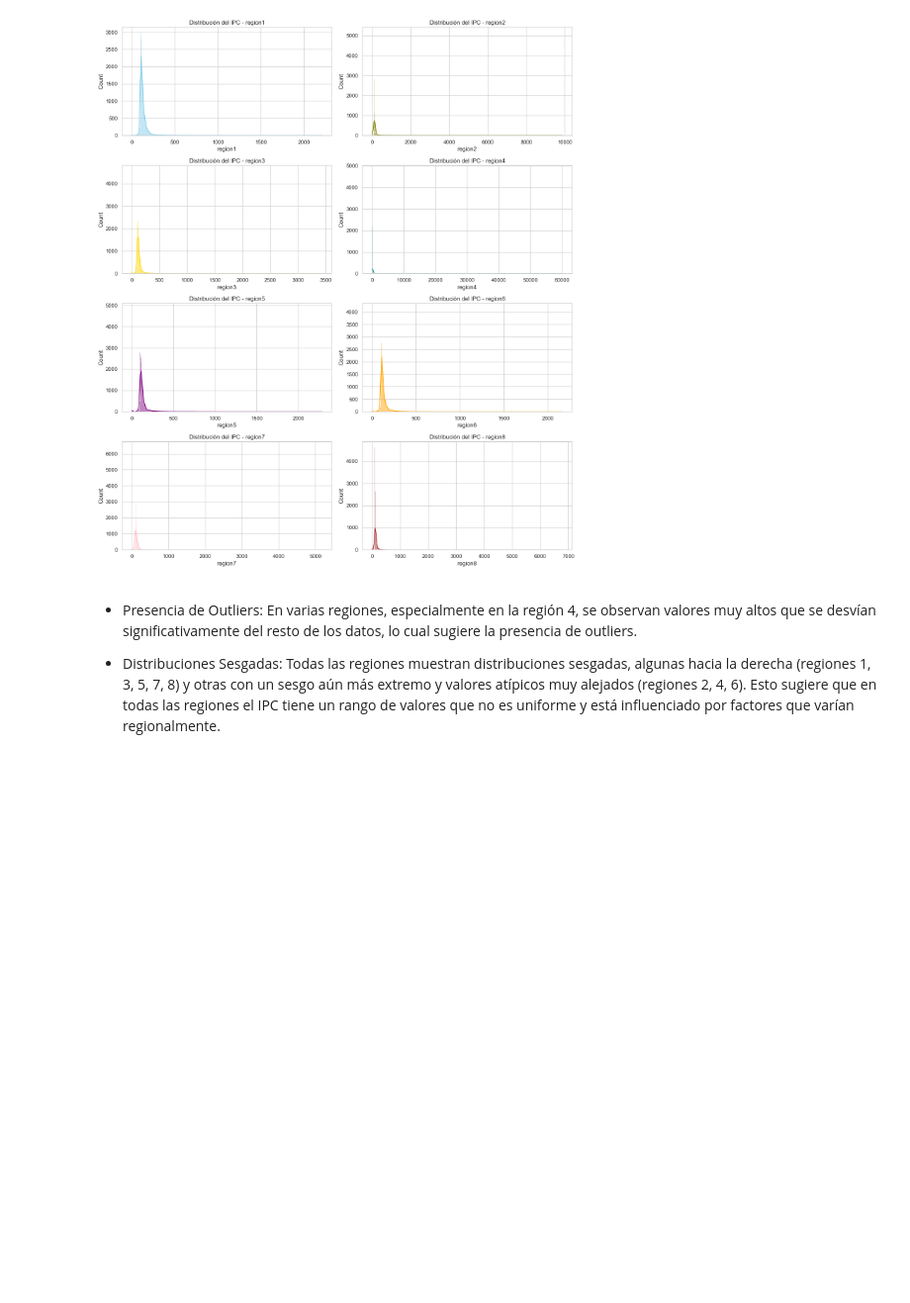
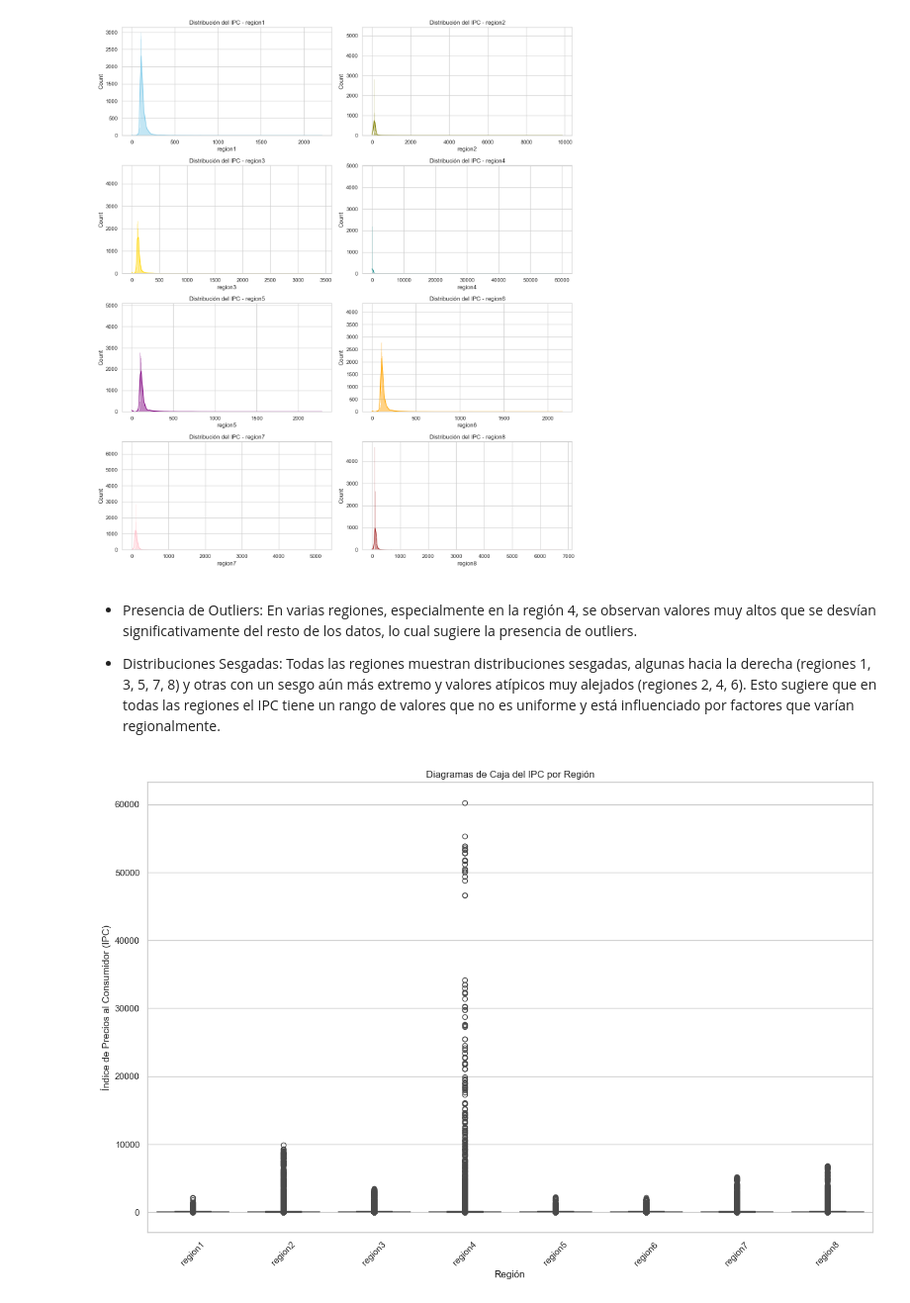
Before and after one commit to LeivaDiego/Proyecto-Mineria, a Jupyter notebook: IPC_EDA.ipynb, the cells around one changed output. Shown at 99% size. Cells and saved outputs as stored; diff of their text form; code cells hidden in the pictures; blank space fills up the shorter version.

```diff
--- a/IPC_EDA.ipynb
+++ b/IPC_EDA.ipynb
@@ -271,3 +271,17 @@ plt.show()
 - Presencia de Outliers: En varias regiones, especialmente en la región 4, se observan valores muy altos que se desvían significativamente del resto de los datos, lo cual sugiere la presencia de outliers.
 
 - Distribuciones Sesgadas: Todas las regiones muestran distribuciones sesgadas, algunas hacia la derecha (regiones 1, 3, 5, 7, 8) y otras con un sesgo aún más extremo y valores atípicos muy alejados (regiones 2, 4, 6). Esto sugiere que en todas las regiones el IPC tiene un rango de valores que no es uniforme y está influenciado por factores que varían regionalmente.
+# %%
+# Configuración del estilo de los gráficos
+sns.set_theme(style="whitegrid")
+
+# Diagramas de caja para cada región
+plt.figure(figsize=(16, 10))
+sns.boxplot(data=data[['region1', 'region2', 'region3', 'region4', 'region5', 'region6', 'region7', 'region8']])
+plt.title('Diagramas de Caja del IPC por Región')
+plt.ylabel('Índice de Precios al Consumidor (IPC)')
+plt.xlabel('Región')
+plt.xticks(rotation=45)  # Rotar las etiquetas del eje x para mejor legibilidad
+plt.show()
+# %% [output]
+[figure, added]
```
Also changed, not shown: parts of 5 cells of this notebook.
